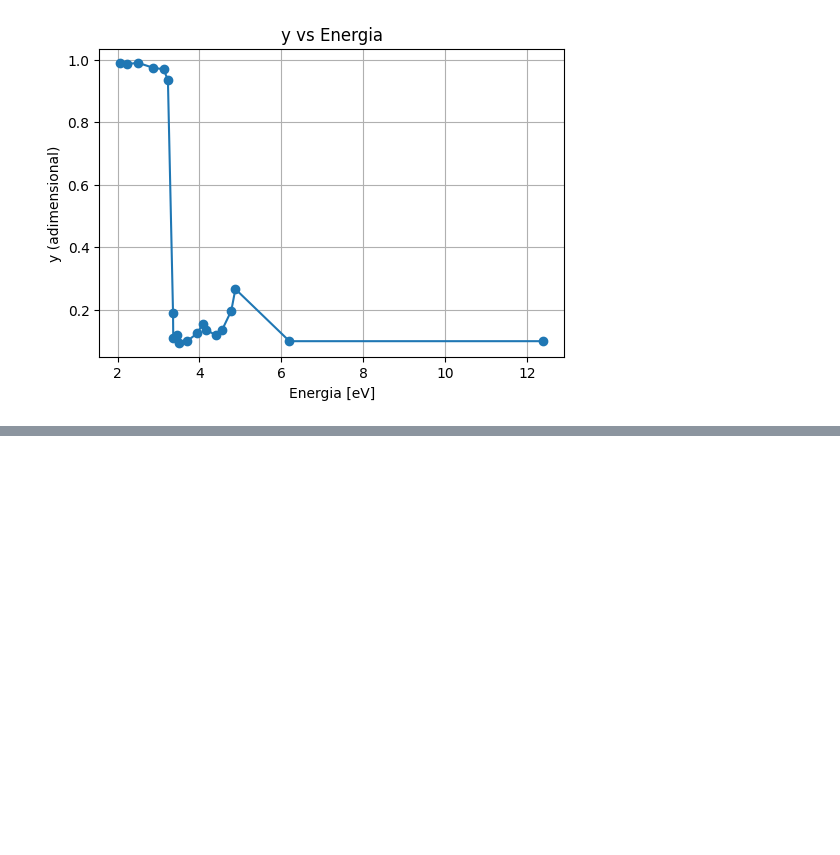
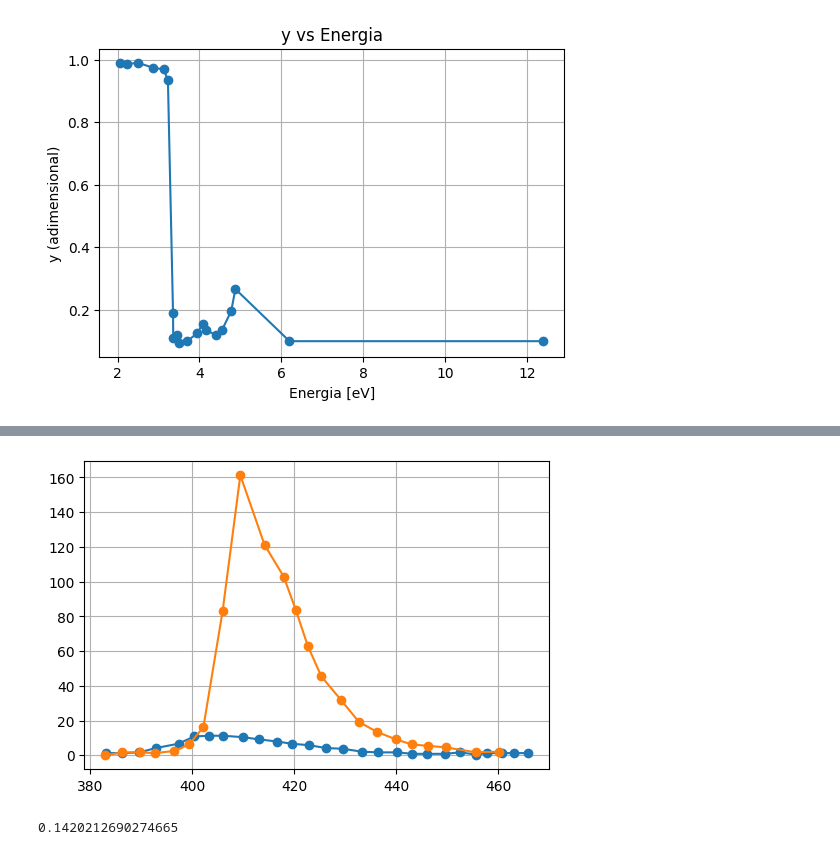
Before and after one commit to GBotogoske/projeto_geant4_final, a Jupyter notebook: project/scripts/calculate_vikuiti.ipynb, the cells around one changed output, grey strips where cells are left out. Saved outputs shown, nothing was run; the diff lists cells and outputs as text; code cells hidden in the pictures; blank space fills up the shorter version.

```diff
--- a/project/scripts/calculate_vikuiti.ipynb
+++ b/project/scripts/calculate_vikuiti.ipynb
@@ -22,0 +67,20 @@ df_renamed[["E", "r"]].to_json("../configuration/vikuiti_reflectance.json", orie
+# %%
+import pandas as pd
+import matplotlib.pyplot as plt
+
+
+df1 = pd.read_csv("spectra1.csv", sep=", ")
+
+df2 = pd.read_csv("spectra2.csv", sep=", ")
+
+
+plt.figure(figsize=(6,4))
+plt.plot(df1["x"], df1["y"], marker="o", linestyle="-")
+plt.plot(df2["x"], df2["y"], marker="o", linestyle="-")
+plt.grid(True)
+plt.show()
+
+print(df1["y"].sum() / df2["y"].sum())
+# %% [output]
+[figure, added]
+0.1420212690274665
```
Also changed, not shown: parts of 2 cells of this notebook, 24 other files.
